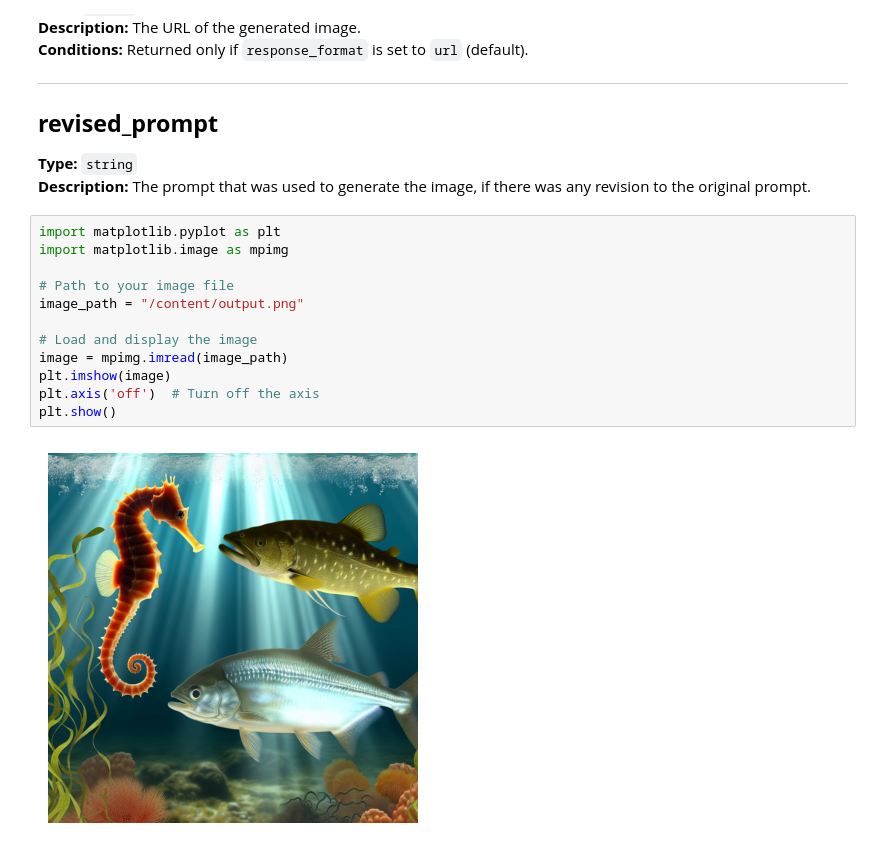
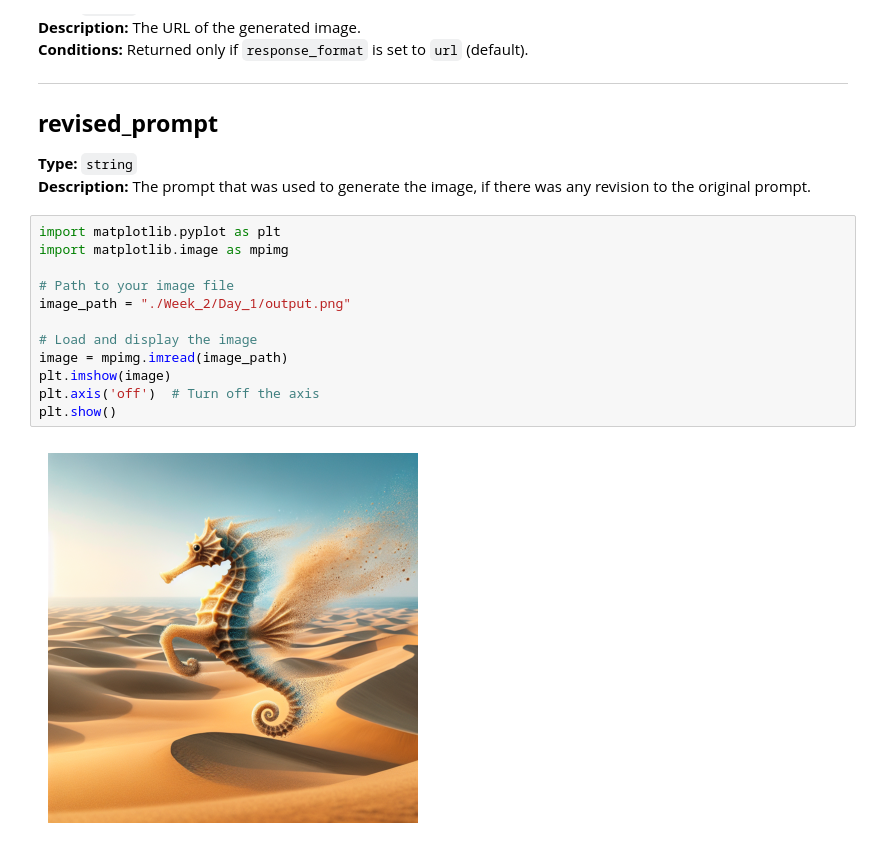
Before and after one commit to Kush210/GenAI-Bootcamp, a Jupyter notebook: Codes/Week_2/Day_1/Dalle3.ipynb, the cells around one changed output. Cells and saved outputs as stored; diff of their text form.

```diff
--- a/Codes/Week_2/Day_1/Dalle3.ipynb
+++ b/Codes/Week_2/Day_1/Dalle3.ipynb
@@ -174,14 +186,14 @@ Image saved as 'output.png'.
 # %%
 import matplotlib.pyplot as plt
 import matplotlib.image as mpimg
 
 # Path to your image file
-image_path = "/content/output.png"
+image_path = "./Week_2/Day_1/output.png"
 
 # Load and display the image
 image = mpimg.imread(image_path)
 plt.imshow(image)
 plt.axis('off')  # Turn off the axis
 plt.show()
 # %% [output]
-[figure, old version]
+[figure, new version]
```
Also changed, not shown: parts of 6 cells of this notebook, 14 other files.
